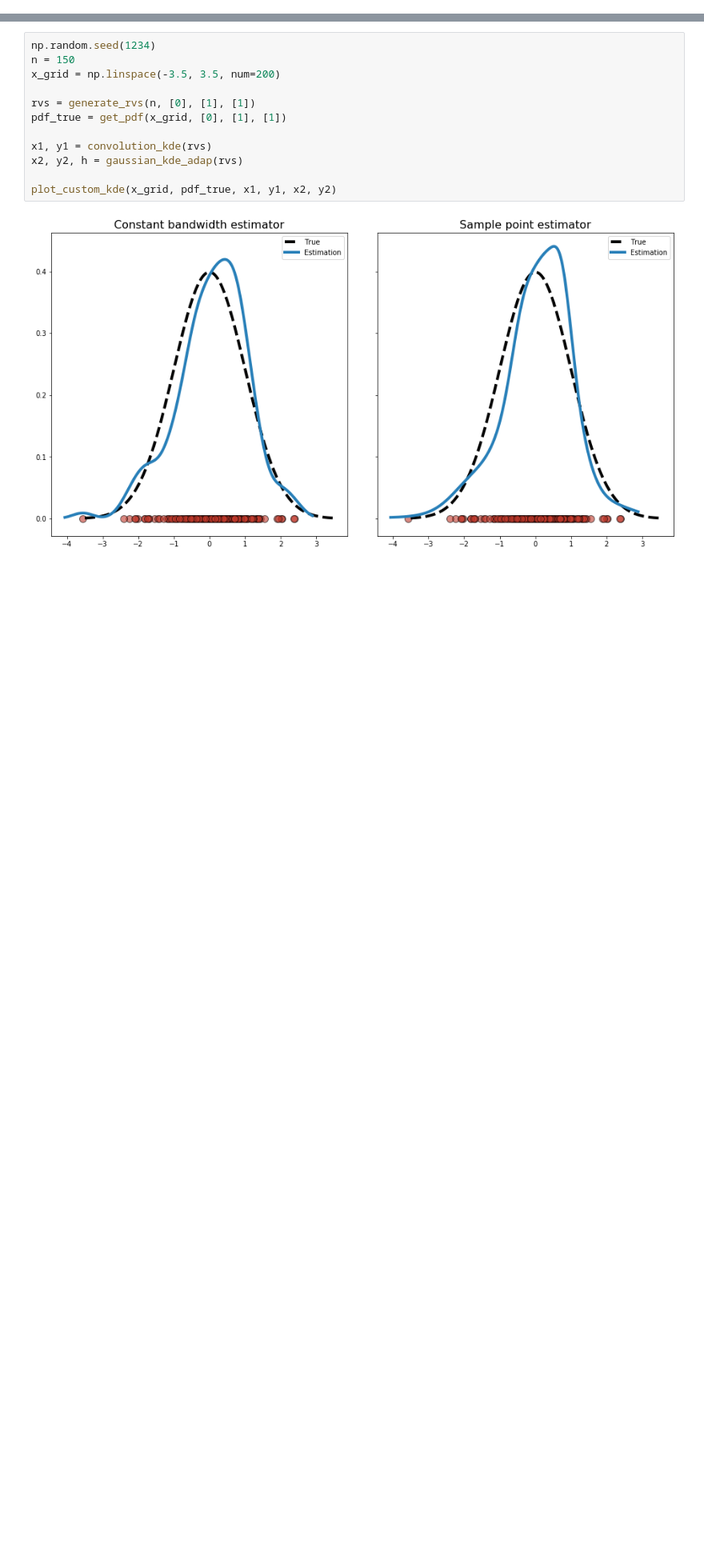
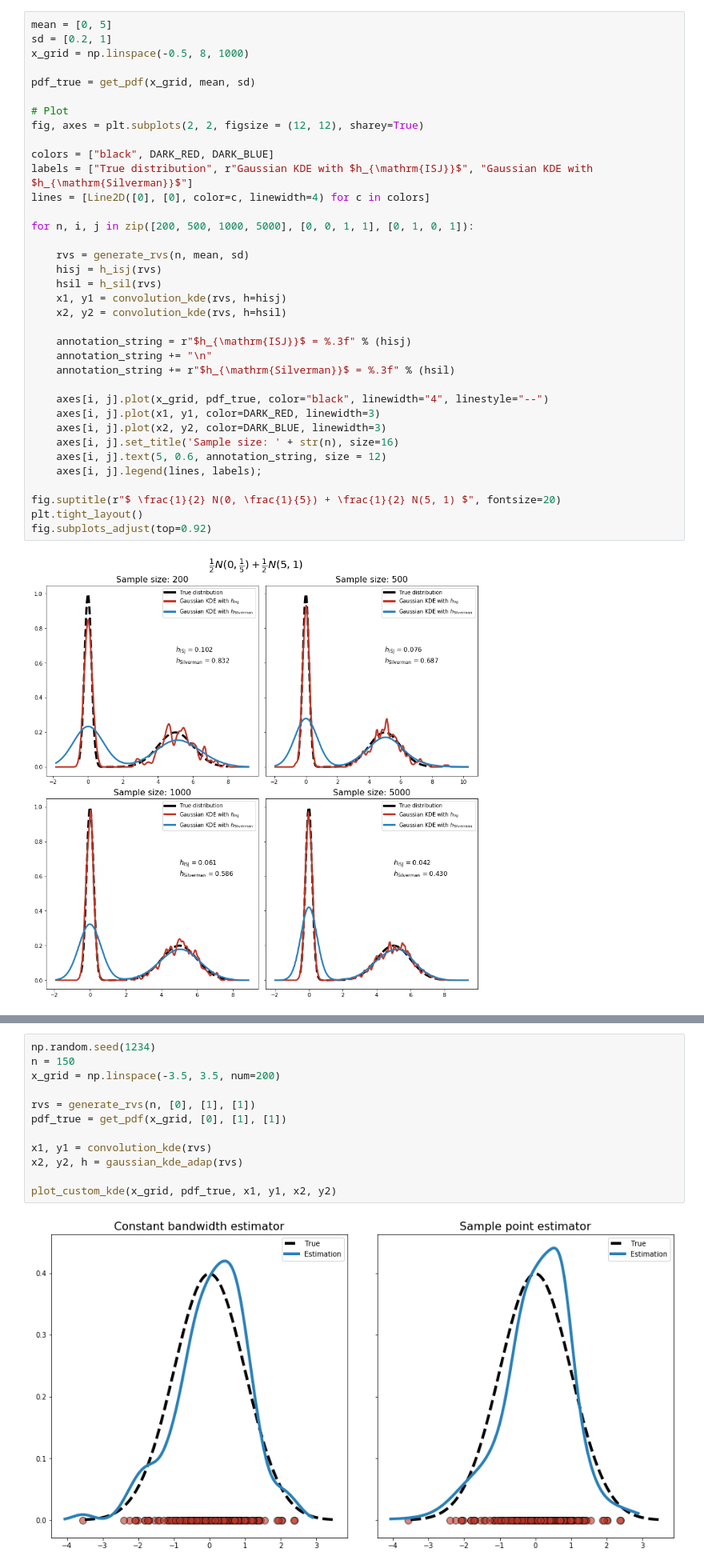
Before and after one commit to tomicapretto/density_estimation, a Jupyter notebook: notebooks/04_adaptive_bandwidth_kde.ipynb, the cells around one changed output, grey strips where cells are left out. Shown at 80% size. Saved outputs shown, nothing was run; the diff lists cells and outputs as text; blank space fills up the shorter version.

```diff
--- a/notebooks/04_adaptive_bandwidth_kde.ipynb
+++ b/notebooks/04_adaptive_bandwidth_kde.ipynb
@@ -0,0 +55,38 @@
+# %%
+mean = [0, 5]
+sd = [0.2, 1]
+x_grid = np.linspace(-0.5, 8, 1000)
+
+pdf_true = get_pdf(x_grid, mean, sd)
+
+# Plot
+fig, axes = plt.subplots(2, 2, figsize = (12, 12), sharey=True)
+
+colors = ["black", DARK_RED, DARK_BLUE]
+labels = ["True distribution", r"Gaussian KDE with $h_{\mathrm{ISJ}}$", "Gaussian KDE with $h_{\mathrm{Silverman}}$"]
+lines = [Line2D([0], [0], color=c, linewidth=4) for c in colors]
+
+for n, i, j in zip([200, 500, 1000, 5000], [0, 0, 1, 1], [0, 1, 0, 1]):
+
+    rvs = generate_rvs(n, mean, sd)
+    hisj = h_isj(rvs)
+    hsil = h_sil(rvs)
+    x1, y1 = convolution_kde(rvs, h=hisj)
+    x2, y2 = convolution_kde(rvs, h=hsil)
+
+    annotation_string = r"$h_{\mathrm{ISJ}}$ = %.3f" % (hisj)
+    annotation_string += "\n"
+    annotation_string += r"$h_{\mathrm{Silverman}}$ = %.3f" % (hsil)
+
+    axes[i, j].plot(x_grid, pdf_true, color="black", linewidth="4", linestyle="--")
+    axes[i, j].plot(x1, y1, color=DARK_RED, linewidth=3)
+    axes[i, j].plot(x2, y2, color=DARK_BLUE, linewidth=3)
+    axes[i, j].set_title('Sample size: ' + str(n), size=16)
+    axes[i, j].text(5, 0.6, annotation_string, size = 12)
+    axes[i, j].legend(lines, labels);
+
+fig.suptitle(r"$ \frac{1}{2} N(0, \frac{1}{5}) + \frac{1}{2} N(5, 1) $", fontsize=20)
+plt.tight_layout()
+fig.subplots_adjust(top=0.92)
+# %% [output]
+[figure, added]
```
Also changed, not shown: parts of 24 cells of this notebook.
